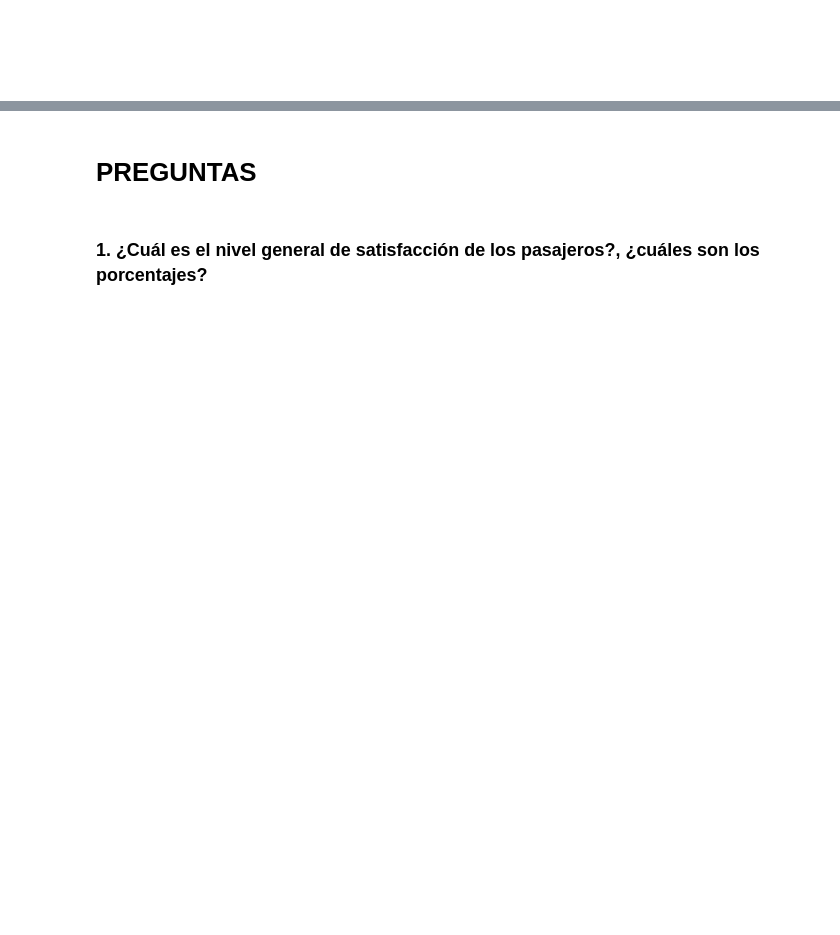
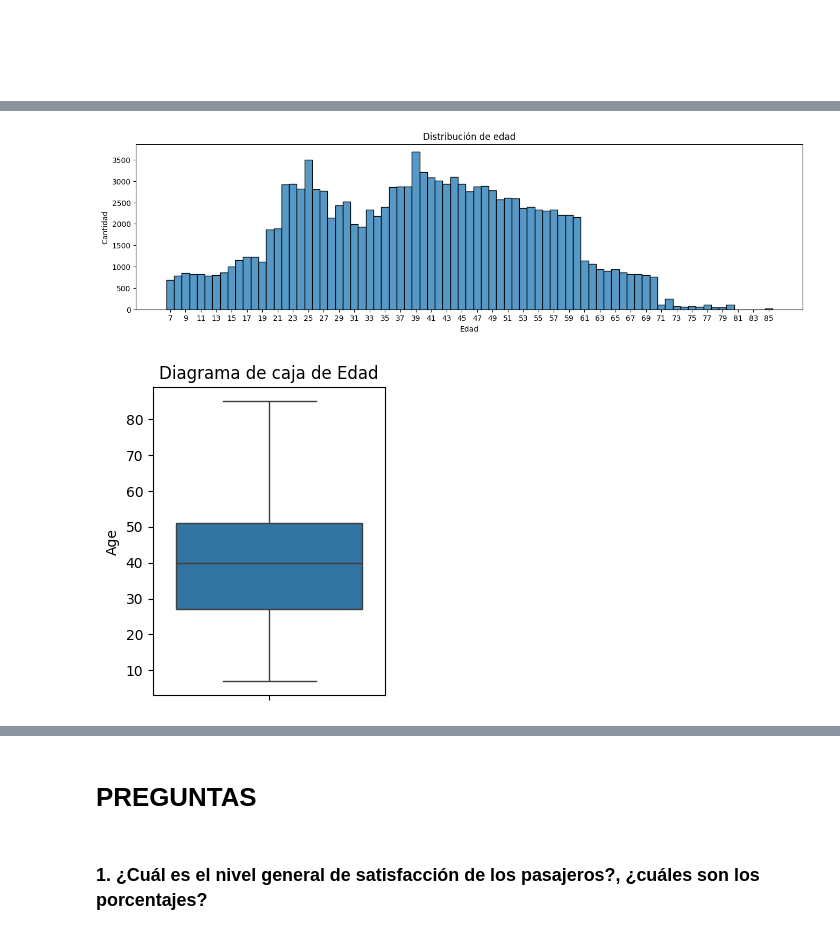
Before and after one commit to fgghi/Proyecto-Sis-Inteligentes, a Jupyter notebook: EDA/Proyecto_Final_Sis_int copy.ipynb, the cells around one changed output, grey strips where cells are left out. Drawn from its saved outputs; the diff is of its cells as text; code cells hidden in the pictures; blank space fills up the shorter version.

```diff
--- a/EDA/Proyecto_Final_Sis_int copy.ipynb
+++ b/EDA/Proyecto_Final_Sis_int copy.ipynb
@@ -123,0 +206,18 @@ data.head()
+# %%
+#Histograma de la columna edad
+plt.figure(figsize=(16, 4))
+sns.histplot(data=data, x='Age', discrete=True)
+plt.title("Distribución de edad")
+plt.xlabel("Edad")
+plt.xticks(range(int(data['Age'].min()), int(data['Age'].max())+1, 2))
+plt.ylabel("Cantidad")
+plt.show()
+
+#Gráfico de caja de la columna edad
+fig, ax = plt.subplots(figsize=(3, 4))
+sns.boxplot(data["Age"]);
+plt.title("Diagrama de caja de Edad");
+plt.show()
+# %% [output]
+[figure, added]
+[figure, added]
```
Also changed, not shown: parts of 16 cells of this notebook.
